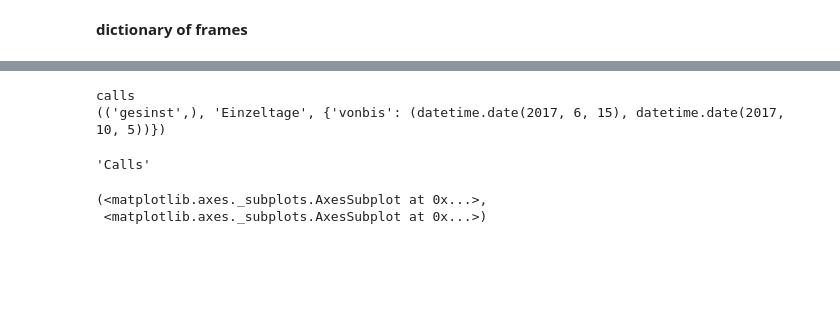
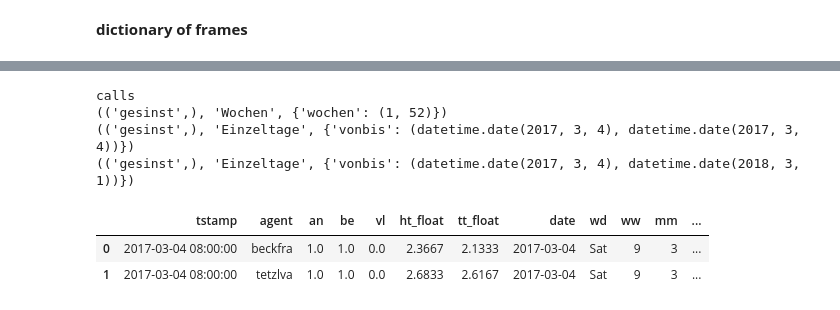
Before and after one commit to gestos/keuch, a Jupyter notebook: code_box/pyt/spreadsheetparsing/entwuerfe/plotlib_and_pickles/notebooks/Agenten_mit_Chooser_1-Copy1.ipynb, the cells around one changed output, grey strips where cells are left out. Saved outputs shown, nothing was run; the diff lists cells and outputs as text; code cells hidden in the pictures; blank space fills up the shorter version.

```diff
--- a/code_box/pyt/spreadsheetparsing/entwuerfe/plotlib_and_pickles/notebooks/Agenten_mit_Chooser_1-Copy1.ipynb
+++ b/code_box/pyt/spreadsheetparsing/entwuerfe/plotlib_and_pickles/notebooks/Agenten_mit_Chooser_1-Copy1.ipynb
@@ -501,6 +260,7 @@ def get_sortlist(frame,sortby):
     return newfall.index.tolist()
 # %%
 # hier erstmal die Daten
+print('daten kommen von bigframeii')
 dats=sorted(bigframeii.date.unique())
 
 # aufsetzen der Widgets, die in die Boxen kommen:
@@ -549,6 +309,7 @@ def passvalues(args):
         zeitrahmen['vonbis']=fromdt.value,tilldt.value
     printparams=tuple([agenten,wwdd,zeitrahmen])
     print(printparams)
+    #plotit(printparams)
     return printparams
 
 # Zuweisung/Bindung der 'observe'-Funktionen an die widgets
@@ -559,19 +320,18 @@ agtsortmethod.observe(agtsort,'value')
 # die Funktion setzt in einem anderen widget (agent_chooser) die zur Auswahl stehenden Werte direkt
 ww_dd_chooser.observe(switchflick,'value')
 fromdt.observe(shift_tilldt,'value')
-gobutton.on_click(passvalues)
 
 display(overbox)
+
+paramse=gobutton.on_click(passvalues)
 # %% [output]
 calls
-(('gesinst',), 'Einzeltage', {'vonbis': (datetime.date(2017, 6, 15), datetime.date(2017, 10, 5))})
+(('gesinst',), 'Wochen', {'wochen': (1, 52)})
+(('gesinst',), 'Einzeltage', {'vonbis': (datetime.date(2017, 3, 4), datetime.date(2017, 3, 4))})
+(('gesinst',), 'Einzeltage', {'vonbis': (datetime.date(2017, 3, 4), datetime.date(2018, 3, 1))})
-# %%
-#plotit(printargs)
-agtsortmethod.value
-# %% [output]
-'Calls'
-# %%
-plotit('gesinst', 'woche')   ## funktioniert, aber zeitraum muß vorher noch gesetzt werden
-# %% [output]
-(<matplotlib.axes._subplots.AxesSubplot at 0x...>,
- <matplotlib.axes._subplots.AxesSubplot at 0x...>)
+# %%
+bigframeii.head(2)
+# %% [output]
+|  | tstamp | agent | an | be | vl | ht_float | tt_float | date | wd | ww | mm | ... |
+| 0 | 2017-03-04 08:00:00 | beckfra | 1.0 | 1.0 | 0.0 | 2.3667 | 2.1333 | 2017-03-04 | Sat | 9 | 3 | ... |
+| 1 | 2017-03-04 08:00:00 | tetzlva | 1.0 | 1.0 | 0.0 | 2.6833 | 2.6167 | 2017-03-04 | Sat | 9 | 3 | ... |
```
Also changed, not shown: parts of 23 cells of this notebook, 6 other files.
